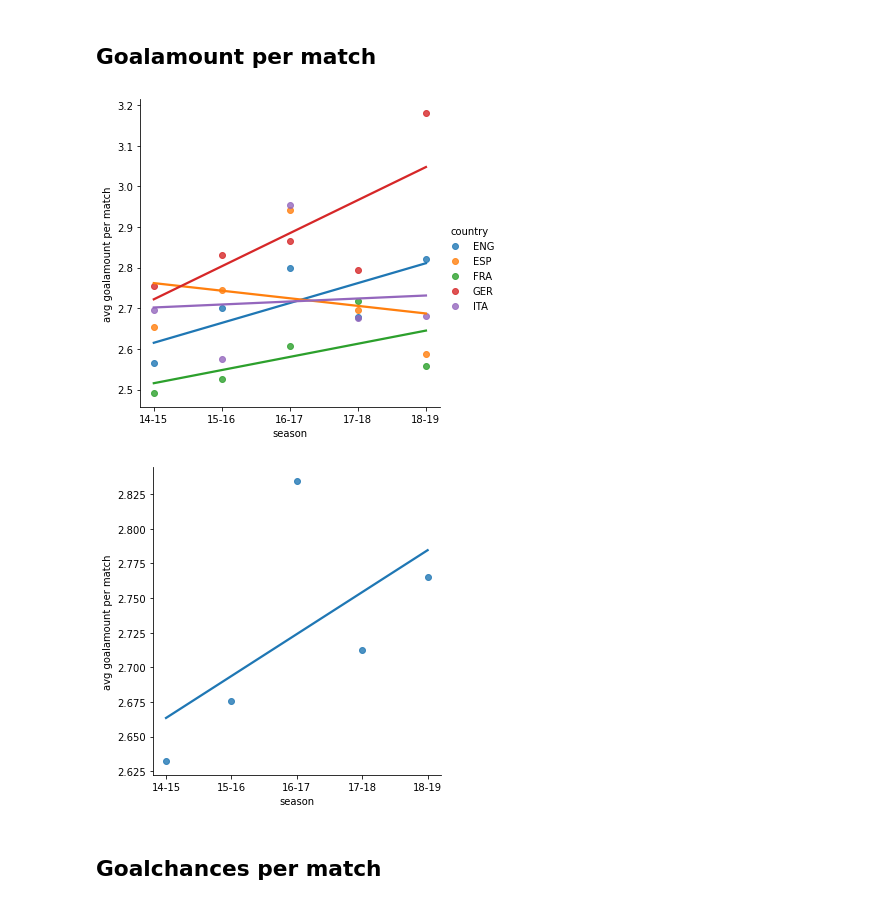
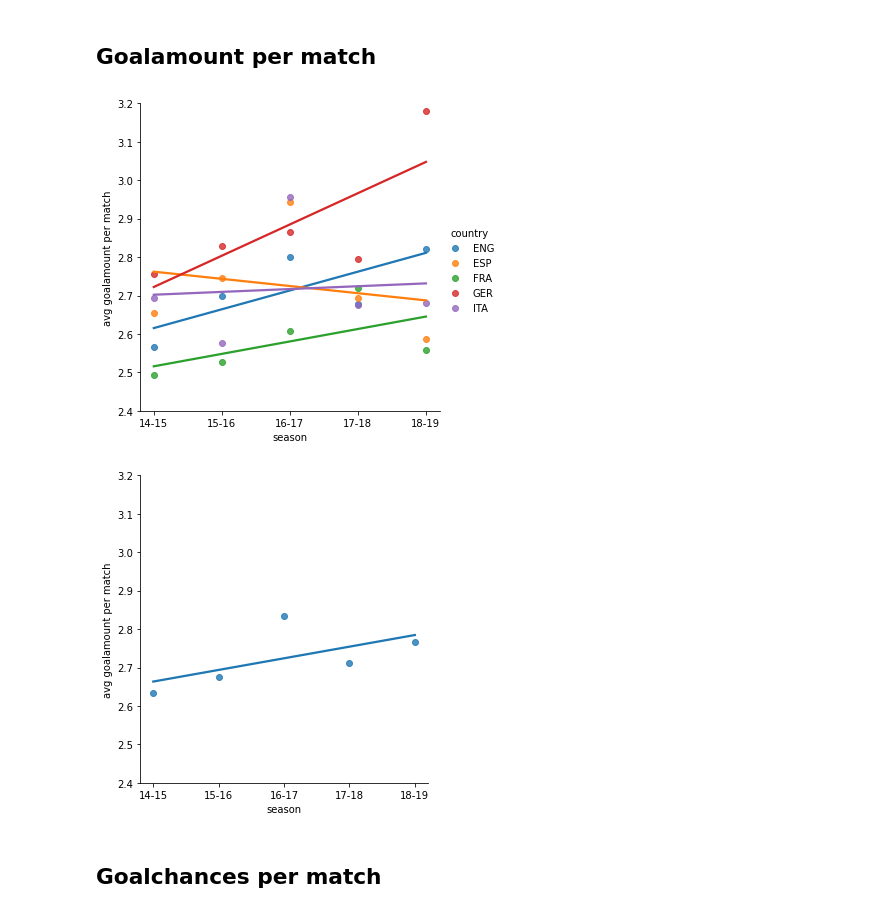
Before and after one commit to LUKEx76/football_prediction, a Jupyter notebook: plotting/plotting.ipynb, the cells around one changed output. Drawn from its saved outputs; the diff is of its cells as text; code cells hidden in the pictures.

```diff
--- a/plotting/plotting.ipynb
+++ b/plotting/plotting.ipynb
@@ -17,10 +17,12 @@ np.random.seed(SEED)
 warnings.filterwarnings('ignore')
 # %%
 # Helperfunctions
-def plot_per_season_per_country(df, y, y_label,fit_reg=True):
+def plot_per_season_per_country(df, y, y_label,fit_reg=True,y_lim=None):
     seasons = [14, 15, 16, 17, 18]
     sns.lmplot(x="season", y=y,
                hue="country", data=df, ci=None, fit_reg=fit_reg)
+    if y_lim != None:
+        plt.ylim(y_lim)
     plt.ylabel(y_label)
     plt.xticks(seasons, ["14-15", "15-16", "16-17", "17-18", "18-19"])
     sumed_df = pd.DataFrame()
@@ -34,6 +36,8 @@ def plot_per_season_per_country(df, y, y_label,fit_reg=True):
                data=sumed_df, ci=None, fit_reg=fit_reg)
     plt.ylabel(y_label)
     plt.xticks(seasons, ["14-15", "15-16", "16-17", "17-18", "18-19"])
+    if y_lim != None:
+        plt.ylim(y_lim)
     plt.show()
 # %% [markdown]
 ## Subject data
@@ -61,10 +65,11 @@ plot_per_season_per_country(df_homefield, y="homefield_adv_per_match",
 ## Goalamount per match
 # %%
 df_goalamount = pd.read_csv('data/plot_goalamount.csv', sep=';')
-plot_per_season_per_country(df_goalamount, y="goalamount_per_match",y_label="avg goalamount per match")
+plot_per_season_per_country(df_goalamount, y="goalamount_per_match",
+                    y_label="avg goalamount per match", y_lim=(2.4,3.2))
 # %% [output]
-[figure, old version]
+[figure, new version]
-[figure, old version]
+[figure, new version]
 # %% [markdown]
 ## Goalchances per match
 # %%
```
Also changed, not shown: parts of 4 cells of this notebook, 5 other files.
